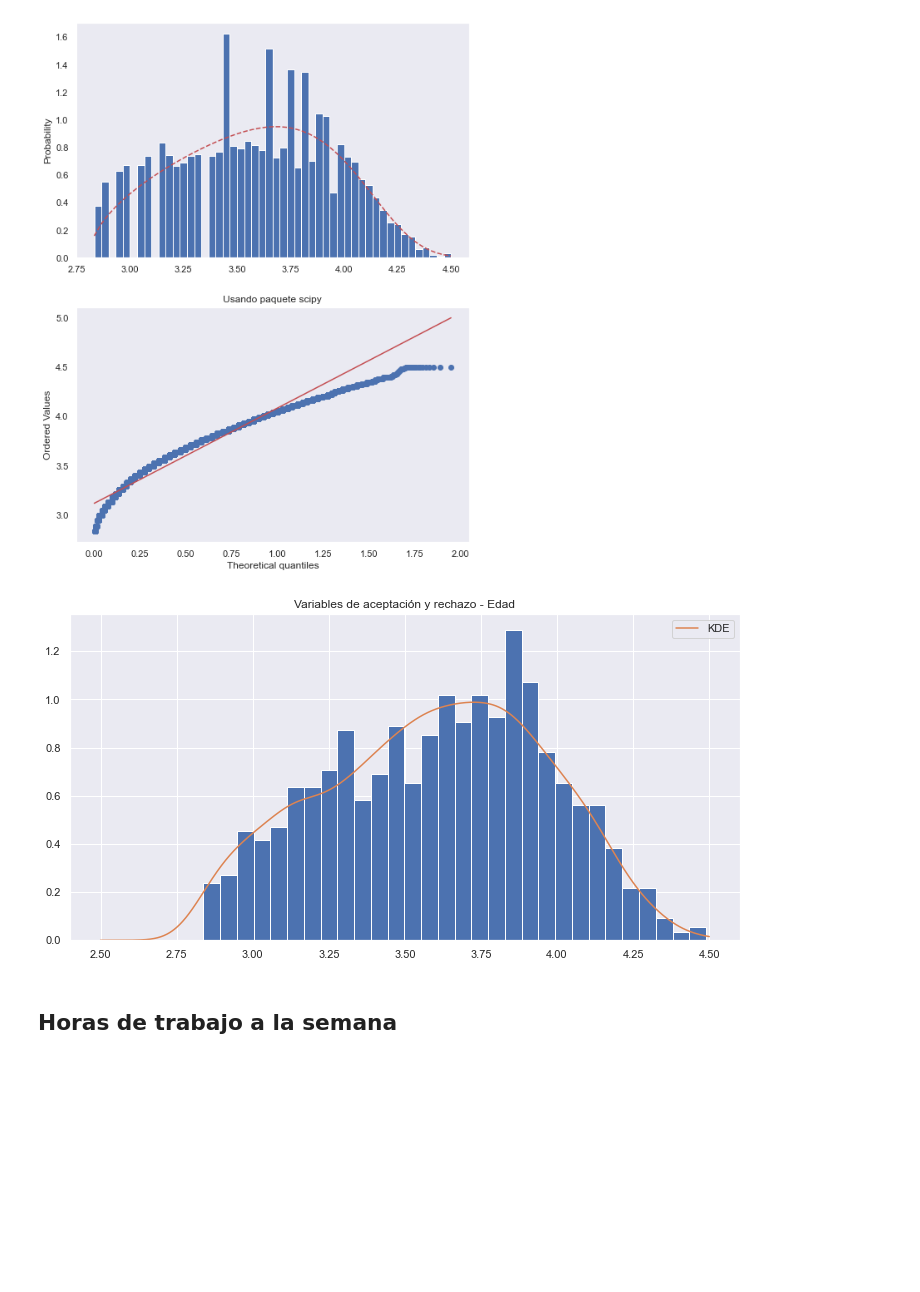
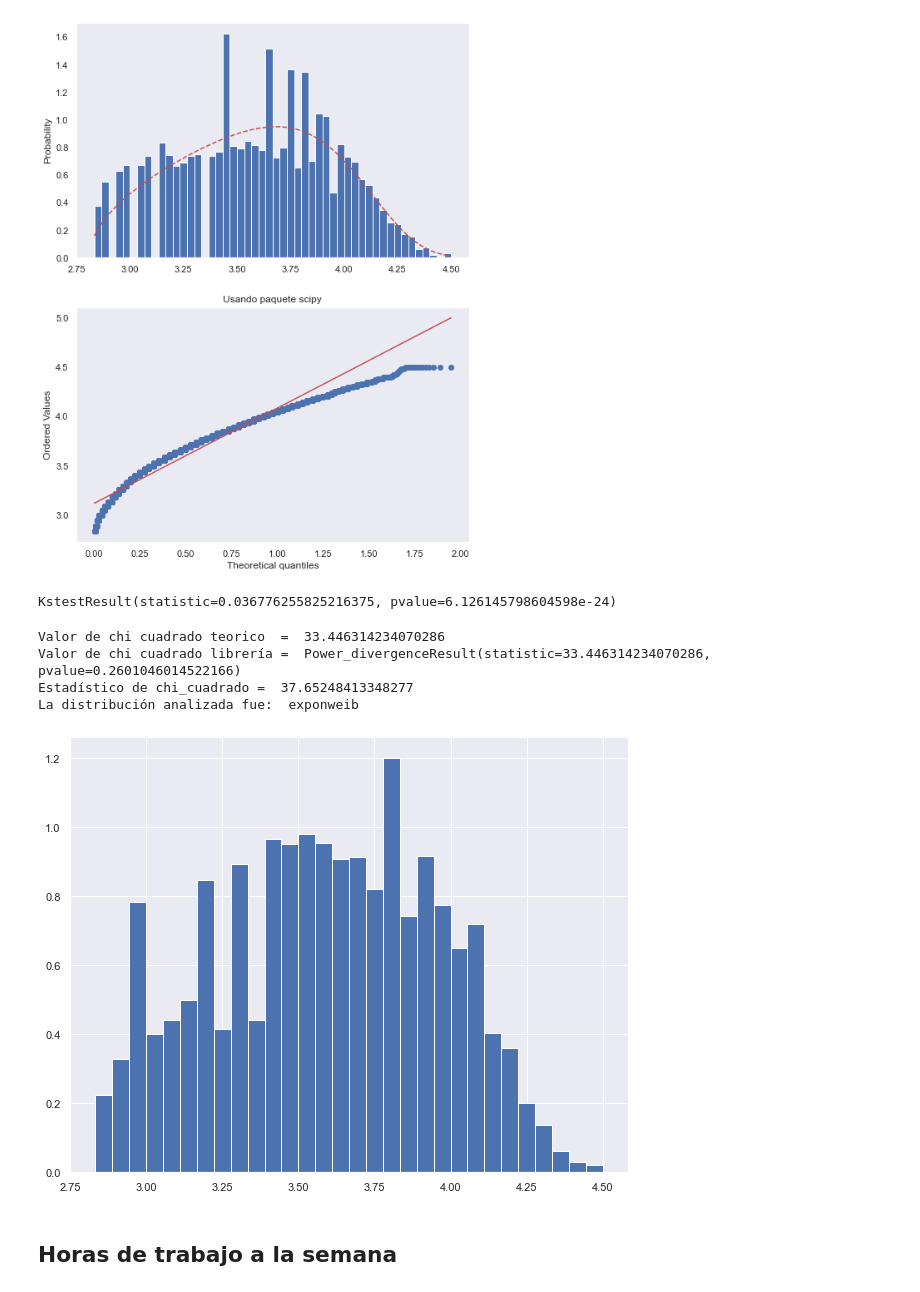
Before and after one commit to Tania-Bell/Proyecto_Modulo1, a Jupyter notebook: Proyecto_BellT_FloresA adult census.ipynb, the cells around one changed output. Drawn from its saved outputs; the diff is of its cells as text; code cells hidden in the pictures; blank space fills up the shorter version.

Commit message:
kolmo, chi2

```diff
--- a/Proyecto_BellT_FloresA adult census.ipynb
+++ b/Proyecto_BellT_FloresA adult census.ipynb
@@ -201,6 +201,46 @@ def muestra_est(n):
     u = np.random.uniform(0, 1, n)
     i = np.arange(0, n)
     return (u + i) / n
+
+def kolm_smir(datos:'Datos',
+             name:'Nombre distribución'):
+    '''
+    Función que nos regresa los resultados de una prueba de Kolmogorov-Smirnof
+    dada una distribución y unos datos.
+    '''
+
+    param = getattr(st, name).fit(datos)
+    return st.kstest(datos, name, args = (param))
+
+def chi_cuadrada(best:'Nombre distribución',
+                datos:'Datos',
+                x:'x del histograma',
+                y:'y del histograma',
+                J1:'Bins del histograma',
+                conf:'Confianza'):
+    '''
+    Esta función realiza la prueba de chi cuadrada de una distribución dada
+    con respecto a ciertos datos y con cierta confianza.
+    '''
+
+    param = getattr(st, best).fit(datos)
+    pi = getattr(st, best).pdf(x, *param)
+
+    Ei = x*pi
+
+    x2 = np.sum(list(map(lambda Ei, obs_i:(obs_i - Ei)**2 / Ei, Ei, y)))
+    print('Valor de chi cuadrado teorico  = ', x2)
+
+    X2 = st.chisquare(y, Ei)
+    print('Valor de chi cuadrado librería = ', X2)
+
+    p = len(param)
+    m = J1-p-1
+
+    Chi_est = st.chi2.ppf(q=conf, df=m)
+    print('Estadístico de chi_cuadrado = ', Chi_est)
+
+    print('La distribución analizada fue: ', best)
 # %% [markdown]
 Encontramos el grid y bandwidth adecuado
 # %% [markdown]
@@ -273,23 +330,21 @@ Exponweib
 pruebaq_q(edad,'exponweib')
 # %% [output]
 [figure]
-# %%
-model = KernelDensity(bandwidth=0.07142857142857142)
-model.fit(edad.reshape(-1, 1))
-x_grid = np.linspace(2.5, 4.5, 1000)
-pdf_edad = pdf(x_grid[:, None], model)
-
-plt.figure(figsize=(12,6))
-var_aleatorias = red_var(edad,pdf, lambda x: max(pdf_edad) * np.ones(len(x)), model)
-
-plt.hist(var_aleatorias, 30, density=True)
-
-plt.plot(x_grid, pdf_edad, alpha=1, label='KDE')
-plt.title('Variables de aceptación y rechazo - Edad')
-plt.legend()
-plt.show()
-# %% [output]
-[figure, removed]
+# %%
+kolm_smir(edad,'exponweib')
+# %% [output]
+KstestResult(statistic=0.036776255825216375, pvalue=6.126145798604598e-24)
+# %%
+J1 = 30
+y, x, _ = plt.hist(edad, bins = J1, density = True)
+x = x[1:]
+chi_cuadrada('exponweib',edad,x,y,J1,0.95)
+# %% [output]
+Valor de chi cuadrado teorico  =  33.446314234070286
+Valor de chi cuadrado librería =  Power_divergenceResult(statistic=33.446314234070286, pvalue=0.2601046014522166)
+Estadístico de chi_cuadrado =  37.65248413348277
+La distribución analizada fue:  exponweib
+[figure, added]
 # %% [markdown]
 ## Horas de trabajo a la semana
 # %%
```
Also changed, not shown: parts of 5 cells of this notebook.
